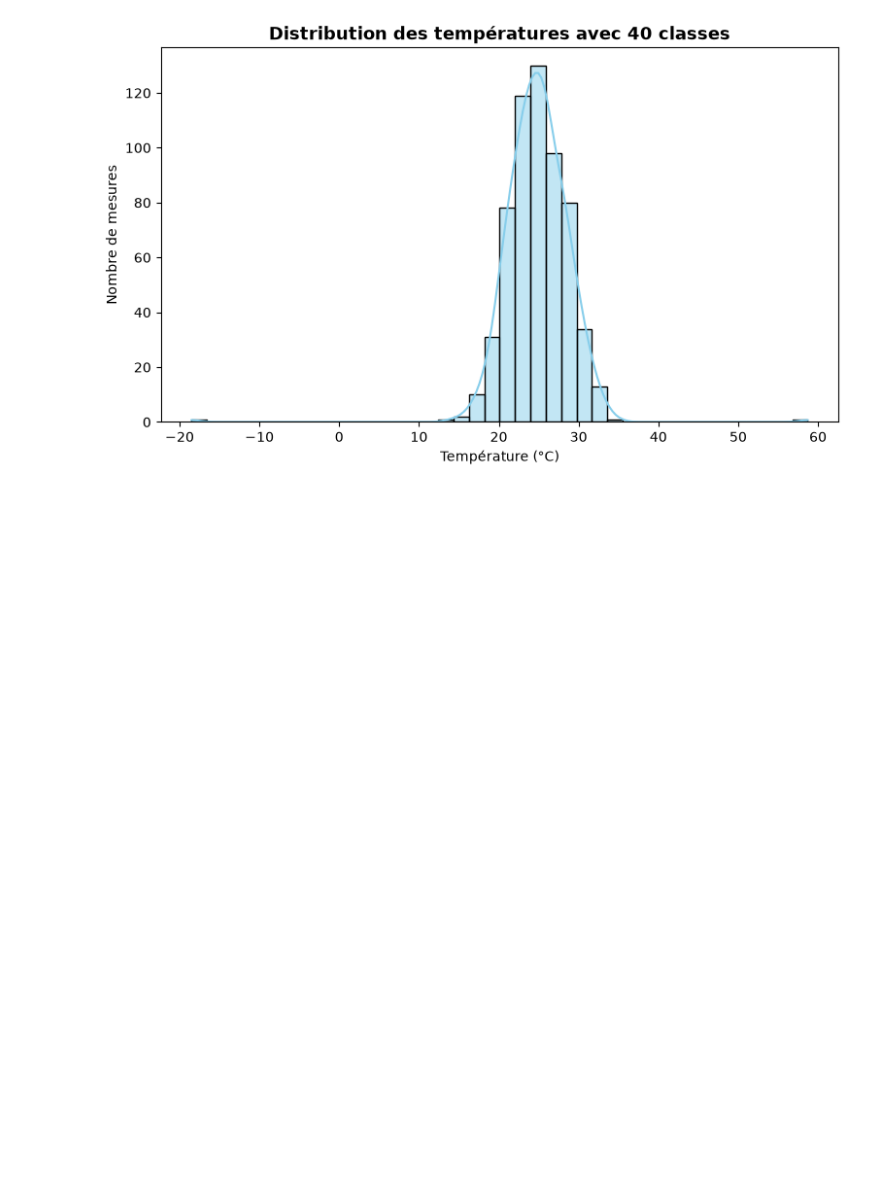
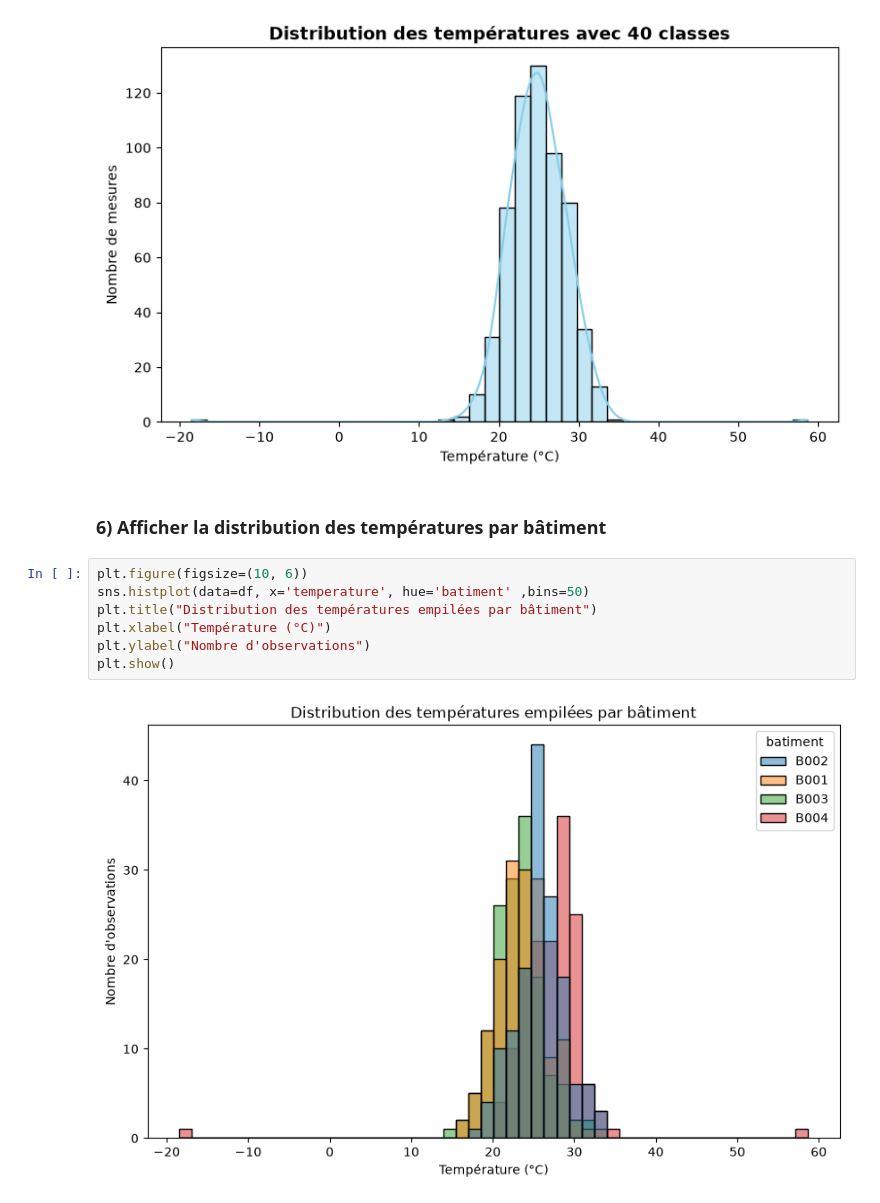
Before and after one commit to DIOPBARHAM/atelier_seaborn_iot, a Jupyter notebook: notebooks/atelier_seaborn_iot.ipynb, the cells around one changed output. Drawn from its saved outputs; the diff is of its cells as text; blank space fills up the shorter version.

Commit message:
6) Afficher la distribution des températures par bâtiment

```diff
--- a/notebooks/atelier_seaborn_iot.ipynb
+++ b/notebooks/atelier_seaborn_iot.ipynb
@@ -84,3 +84,14 @@ plt.ylabel("Nombre de mesures")
 plt.show()
 # %% [output]
 [figure]
+# %% [markdown]
+### 6) Afficher la distribution des températures par bâtiment
+# %%
+plt.figure(figsize=(10, 6))
+sns.histplot(data=df, x='temperature', hue='batiment' ,bins=50)
+plt.title("Distribution des températures empilées par bâtiment")
+plt.xlabel("Température (°C)")
+plt.ylabel("Nombre d'observations")
+plt.show()
+# %% [output]
+[figure, added]
```
